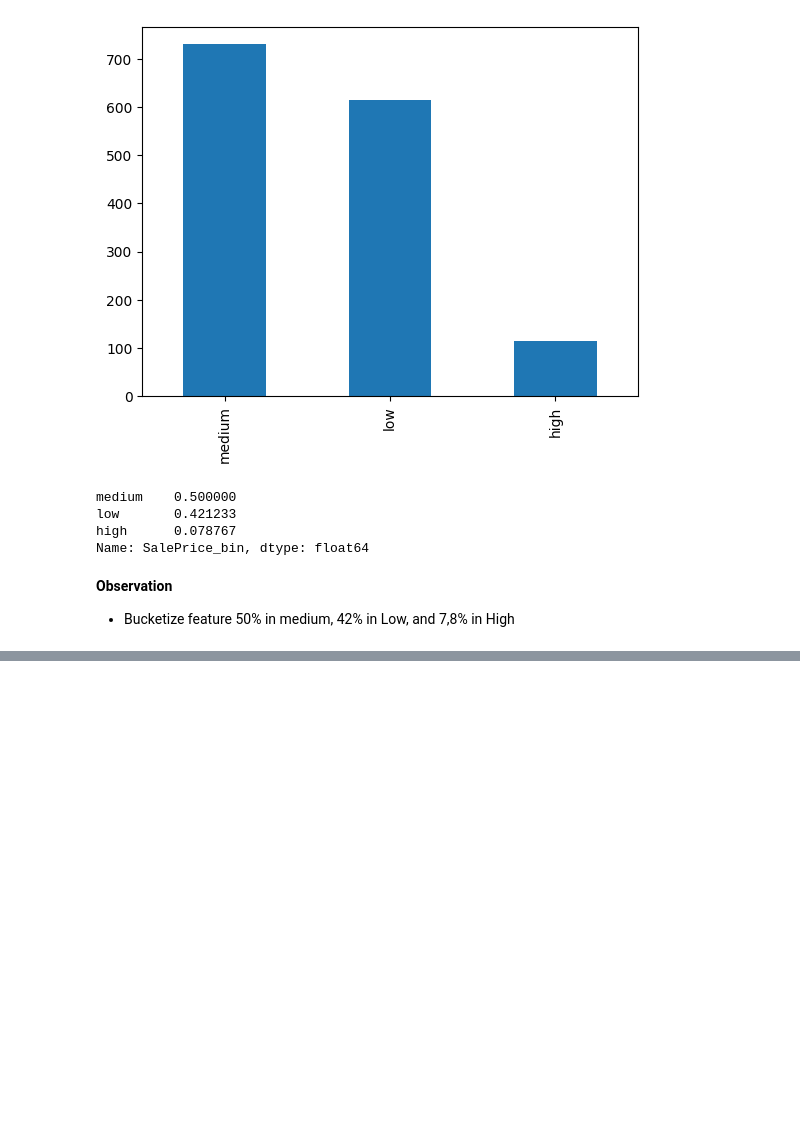
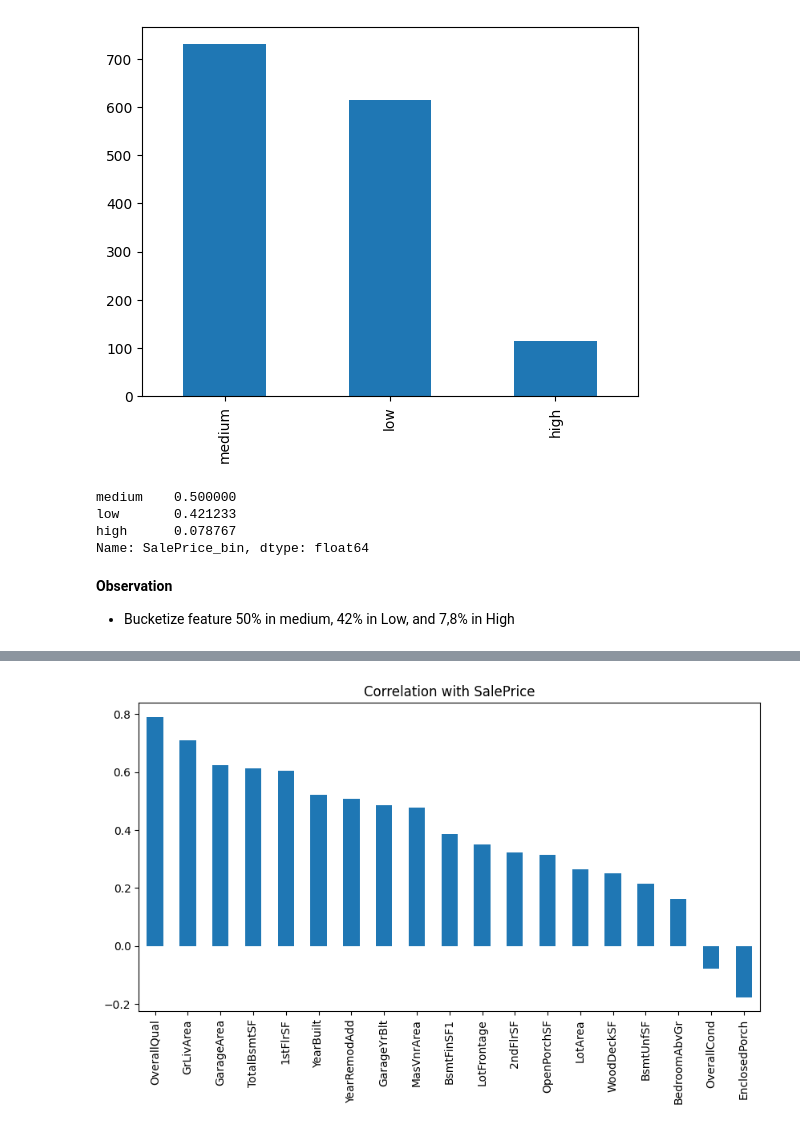
Before and after one commit to TimothyYW/Project_05, a Jupyter notebook: jupyter_notebooks/03 Data_Corralation.ipynb, the cells around one changed output, grey strips where cells are left out. Cells and saved outputs as stored; diff of their text form; code cells hidden in the pictures; blank space fills up the shorter version.

```diff
--- a/jupyter_notebooks/03 Data_Corralation.ipynb
+++ b/jupyter_notebooks/03 Data_Corralation.ipynb
@@ -118,0 +112,12 @@ ConversionError: Failed to convert value(s) to axis units: 0       GLQ
+# %%
+
+numeric_df = df.select_dtypes(include=[np.number])
+
+
+correlations = numeric_df.corrwith(df.SalePrice).sort_values(ascending=False)[1:]
+
+
+correlations.plot.bar(title="Correlation with SalePrice", figsize=(10, 5))
+plt.show()
+# %% [output]
+[figure, added]
```
Also changed, not shown: parts of 2 cells of this notebook, 2 other files.
